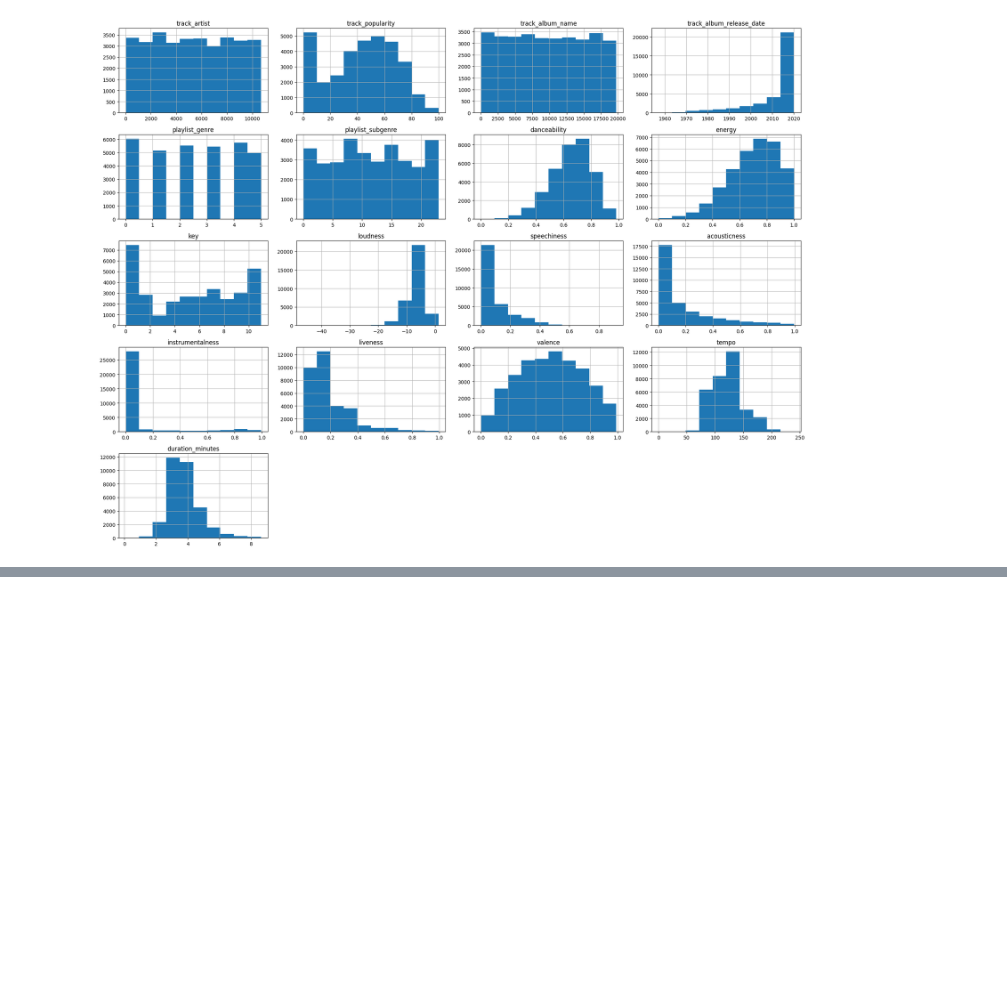
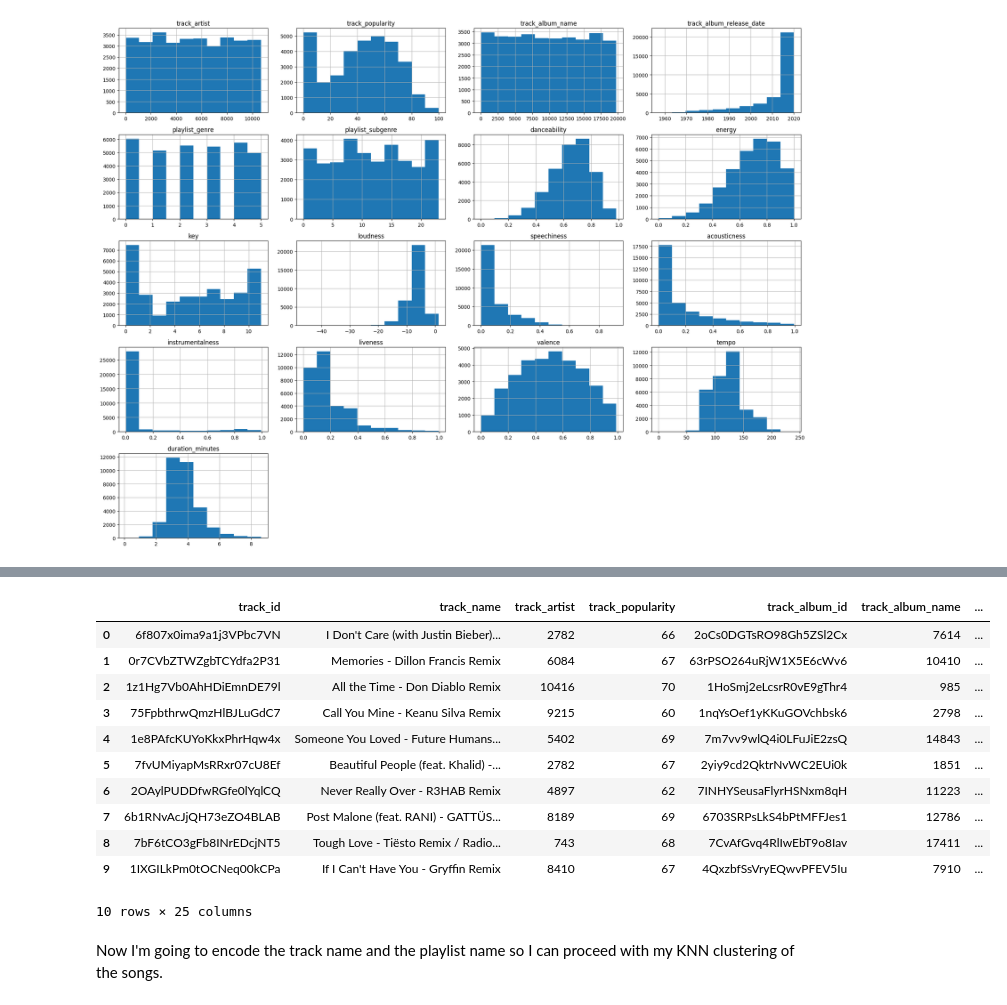
Before and after one commit to riwanahas/runreco, a Jupyter notebook: spotify_reco/models/spotify_reco_model_1.ipynb, the cells around one changed output, grey strips where cells are left out. Cells and saved outputs as stored; diff of their text form; code cells hidden in the pictures; blank space fills up the shorter version.

```diff
--- a/spotify_reco/models/spotify_reco_model_1.ipynb
+++ b/spotify_reco/models/spotify_reco_model_1.ipynb
@@ -369,0 +455,5 @@ Name: 20091, dtype: object
+# %%
+df['track_name_preprocessed'] = df['track_name'].str.lower()
+df['track_name_preprocessed'] = df['track_name_preprocessed'].apply(lambda x: ' '.join(word for word in word_tokenize(x) if word.isalpha()))
+df['track_name_preprocessed'] = df['track_name_preprocessed'].apply(lambda x: ' '.join(word for word in word_tokenize(x) if word not in stopwords.words('english')))
+df['track_name_preprocessed'].head()
@@ -369,0 +479,26 @@ Name: 20091, dtype: object
+# %%
+# Define a function to get the sentiment of a text
+def get_sentiment(text):
+    return TextBlob(text).sentiment.polarity
+
+# Apply the function to the 'playlist_name' column to create the 'playlist_name_sentiment' column
+df['playlist_name_sentiment'] = df['playlist_name'].apply(get_sentiment)
+
+# Apply the function to the 'track_name_preprocessed' column to create the 'track_name_sentiment' column
+df['track_name_sentiment'] = df['track_name'].apply(get_sentiment)
+df.head(10)
+# %% [output]
+|  | track_id | track_name | track_artist | track_popularity | track_album_id | track_album_name | ... |
+| 0 | 6f807x0ima9a1j3VPbc7VN | I Don't Care (with Justin Bieber)... | 2782 | 66 | 2oCs0DGTsRO98Gh5ZSl2Cx | 7614 | ... |
+| 1 | 0r7CVbZTWZgbTCYdfa2P31 | Memories - Dillon Francis Remix | 6084 | 67 | 63rPSO264uRjW1X5E6cWv6 | 10410 | ... |
+| 2 | 1z1Hg7Vb0AhHDiEmnDE79l | All the Time - Don Diablo Remix | 10416 | 70 | 1HoSmj2eLcsrR0vE9gThr4 | 985 | ... |
+| 3 | 75FpbthrwQmzHlBJLuGdC7 | Call You Mine - Keanu Silva Remix | 9215 | 60 | 1nqYsOef1yKKuGOVchbsk6 | 2798 | ... |
+| 4 | 1e8PAfcKUYoKkxPhrHqw4x | Someone You Loved - Future Humans... | 5402 | 69 | 7m7vv9wlQ4i0LFuJiE2zsQ | 14843 | ... |
+| 5 | 7fvUMiyapMsRRxr07cU8Ef | Beautiful People (feat. Khalid) -... | 2782 | 67 | 2yiy9cd2QktrNvWC2EUi0k | 1851 | ... |
+| 6 | 2OAylPUDDfwRGfe0lYqlCQ | Never Really Over - R3HAB Remix | 4897 | 62 | 7INHYSeusaFlyrHSNxm8qH | 11223 | ... |
+| 7 | 6b1RNvAcJjQH73eZO4BLAB | Post Malone (feat. RANI) - GATTÜS... | 8189 | 69 | 6703SRPsLkS4bPtMFFJes1 | 12786 | ... |
+| 8 | 7bF6tCO3gFb8INrEDcjNT5 | Tough Love - Tiësto Remix / Radio... | 743 | 68 | 7CvAfGvq4RlIwEbT9o8Iav | 17411 | ... |
+| 9 | 1IXGILkPm0tOCNeq00kCPa | If I Can't Have You - Gryffin Remix | 8410 | 67 | 4QxzbfSsVryEQwvPFEV5Iu | 7910 | ... |
+10 rows × 25 columns
+# %% [markdown]
+Now I'm going to encode the track name and the playlist name so I can proceed with my KNN clustering of the songs.
```
Also changed, not shown: parts of 36 cells of this notebook.
